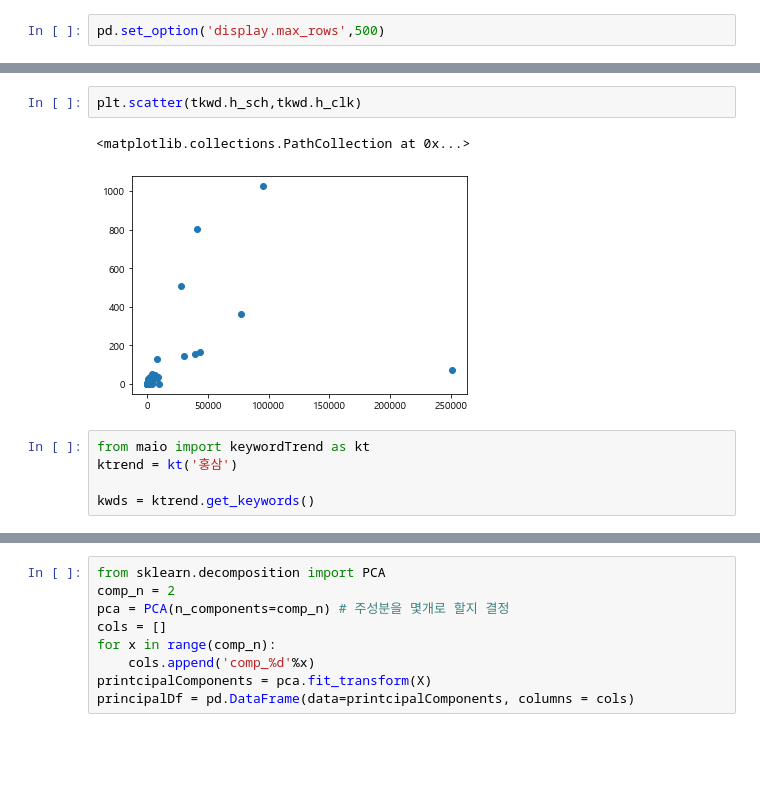
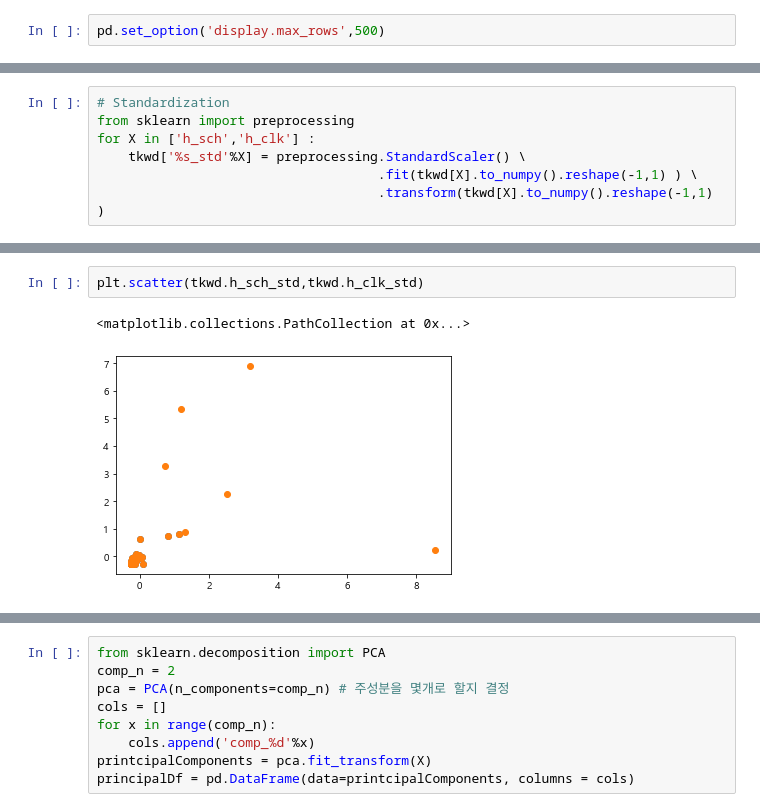
Before and after one commit to epsilon-deltta/MAIO, a Jupyter notebook: feature_engineering.ipynb, the cells around one changed output, grey strips where cells are left out. Drawn from its saved outputs; the diff is of its cells as text; blank space fills up the shorter version.

```diff
--- a/feature_engineering.ipynb
+++ b/feature_engineering.ipynb
@@ -31,0 +32,7 @@ tkwd.sort_values(['h_sch'],ascending=False)[:10]
+# %%
+# Standardization
+from sklearn import preprocessing
+for X in ['h_sch','h_clk'] :
+    tkwd['%s_std'%X] = preprocessing.StandardScaler() \
+                                    .fit(tkwd[X].to_numpy().reshape(-1,1) ) \
+                                    .transform(tkwd[X].to_numpy().reshape(-1,1) )
@@ -32,10 +76,5 @@ tkwd.sort_values(['h_sch'],ascending=False)[:10]
 # %%
-plt.scatter(tkwd.h_sch,tkwd.h_clk)
+plt.scatter(tkwd.h_sch_std,tkwd.h_clk_std)
 # %% [output]
 <matplotlib.collections.PathCollection at 0x...>
-[figure, old version]
+[figure, new version]
-# %%
-from maio import keywordTrend as kt
-ktrend = kt('홍삼')
-
-kwds = ktrend.get_keywords()
```
Also changed, not shown: parts of 9 cells of this notebook.
